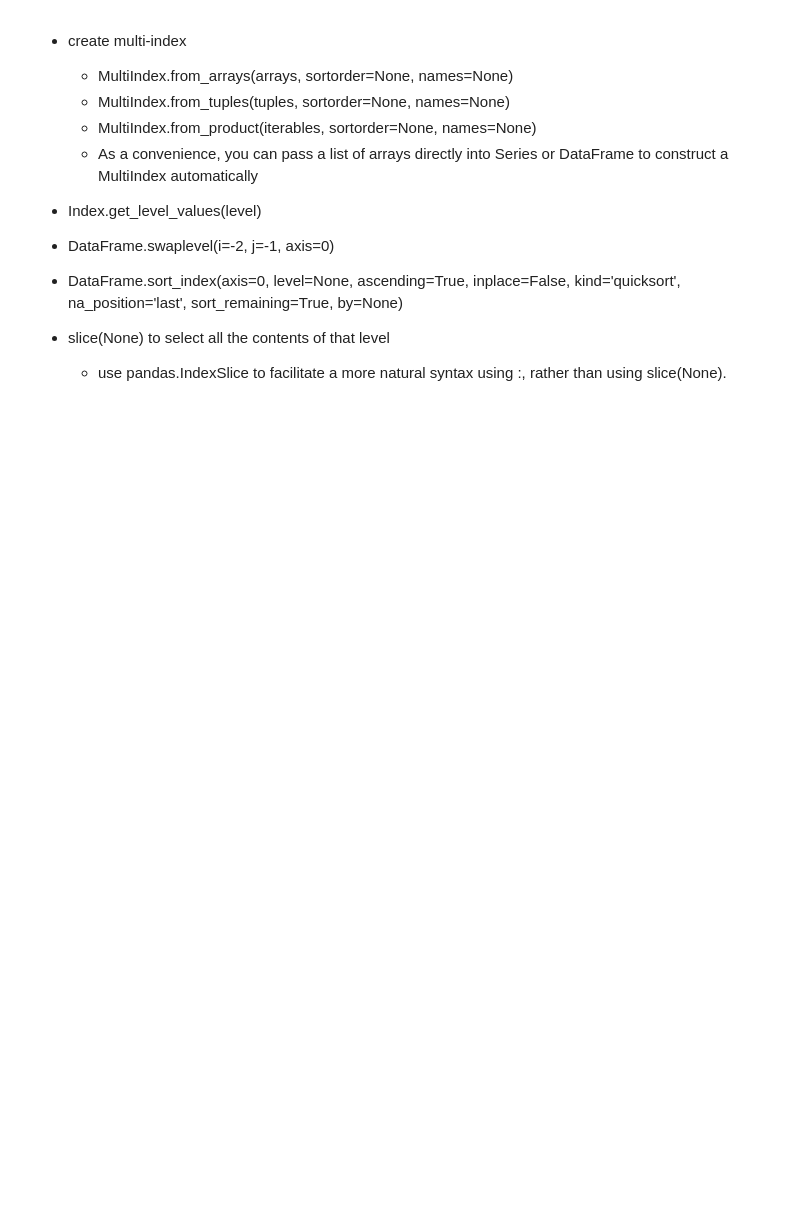
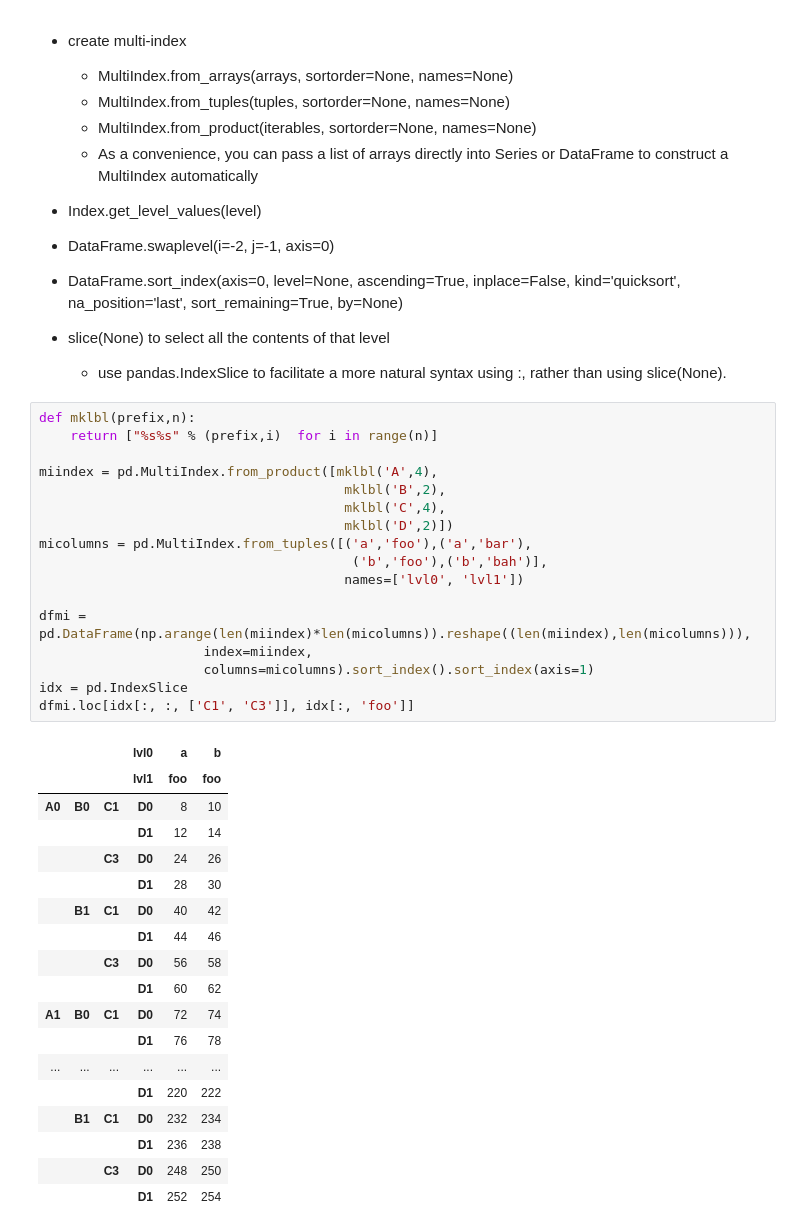
Before and after one commit to edging1218/CodingExercise, a Jupyter notebook: Documentation.ipynb, the cells around one changed output. Drawn from its saved outputs; the diff is of its cells as text; blank space fills up the shorter version.

```diff
--- a/Documentation.ipynb
+++ b/Documentation.ipynb
@@ -403,3 +403,39 @@ df.query('c == [3,4]')
 - DataFrame.sort_index(axis=0, level=None, ascending=True, inplace=False, kind='quicksort', na_position='last', sort_remaining=True, by=None)
 - slice(None) to select all the contents of that level
     - use pandas.IndexSlice to facilitate a more natural syntax using :, rather than using slice(None).
+# %%
+def mklbl(prefix,n):
+    return ["%s%s" % (prefix,i)  for i in range(n)]
+
+miindex = pd.MultiIndex.from_product([mklbl('A',4),
+                                       mklbl('B',2),
+                                       mklbl('C',4),
+                                       mklbl('D',2)])
+micolumns = pd.MultiIndex.from_tuples([('a','foo'),('a','bar'),
+                                        ('b','foo'),('b','bah')],
+                                       names=['lvl0', 'lvl1'])
+
+dfmi = pd.DataFrame(np.arange(len(miindex)*len(micolumns)).reshape((len(miindex),len(micolumns))),
+                     index=miindex,
+                     columns=micolumns).sort_index().sort_index(axis=1)
+idx = pd.IndexSlice
+dfmi.loc[idx[:, :, ['C1', 'C3']], idx[:, 'foo']]
+# %% [output]
+|  |  |  | lvl0 | a | b |
+|  |  |  | lvl1 | foo | foo |
+| A0 | B0 | C1 | D0 | 8 | 10 |
+|  |  |  | D1 | 12 | 14 |
+|  |  | C3 | D0 | 24 | 26 |
+|  |  |  | D1 | 28 | 30 |
+|  | B1 | C1 | D0 | 40 | 42 |
+|  |  |  | D1 | 44 | 46 |
+|  |  | C3 | D0 | 56 | 58 |
+|  |  |  | D1 | 60 | 62 |
+| A1 | B0 | C1 | D0 | 72 | 74 |
+|  |  |  | D1 | 76 | 78 |
+| ... | ... | ... | ... | ... | ... |
+|  |  |  | D1 | 220 | 222 |
+|  | B1 | C1 | D0 | 232 | 234 |
+|  |  |  | D1 | 236 | 238 |
+|  |  | C3 | D0 | 248 | 250 |
+|  |  |  | D1 | 252 | 254 |
```
Also changed, not shown: parts of 20 cells of this notebook, 2 other files.
